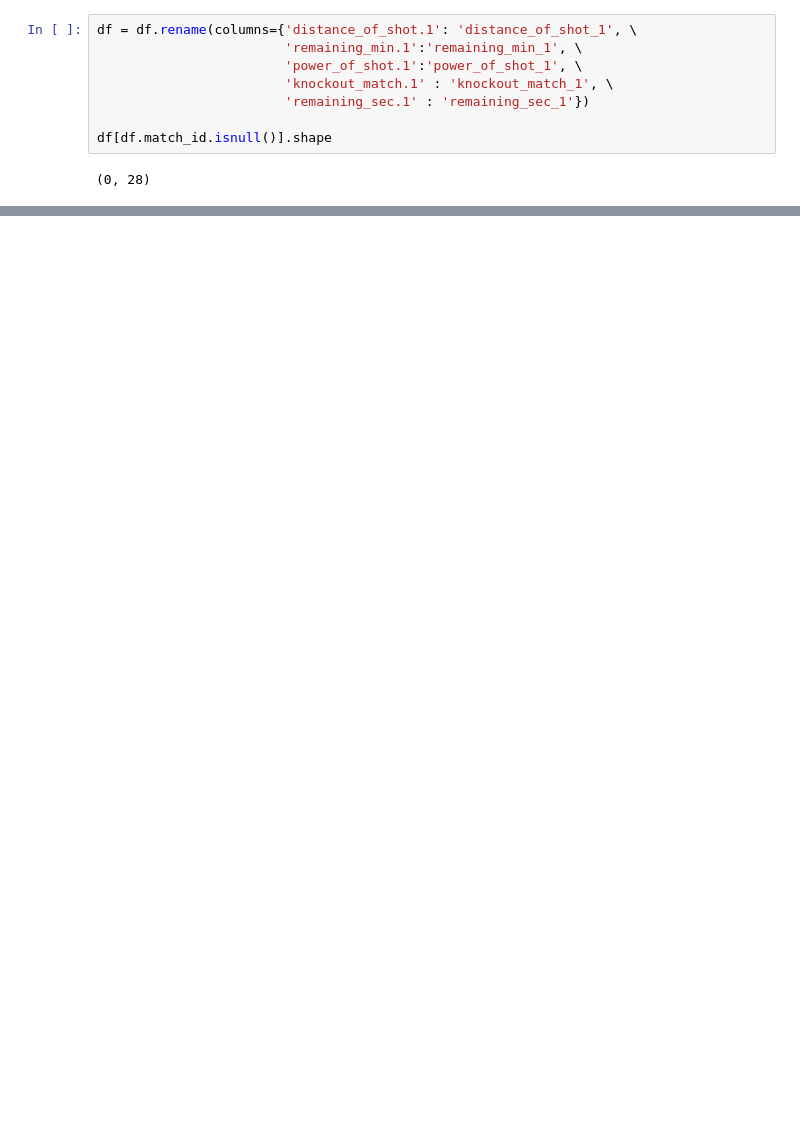
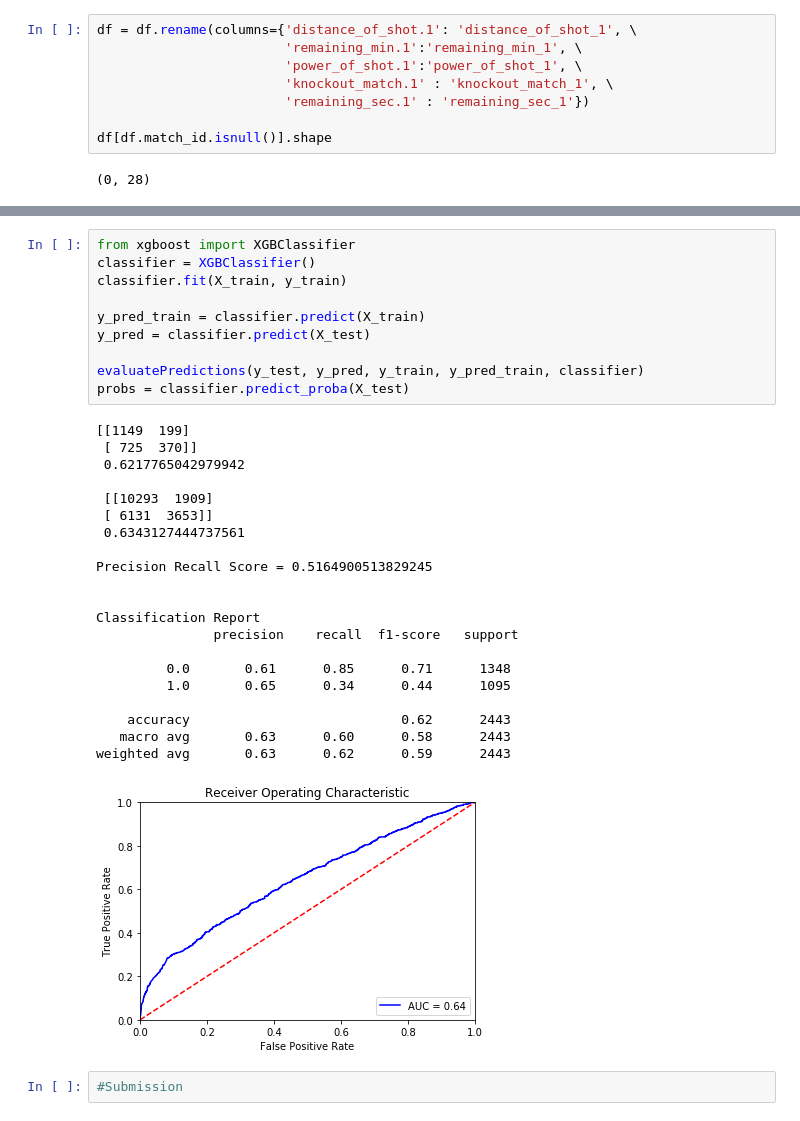
Before and after one commit to bhavi289/ZS, a Jupyter notebook: main.ipynb, the cells around one changed output, grey strips where cells are left out. Drawn from its saved outputs; the diff is of its cells as text; blank space fills up the shorter version.

```diff
--- a/main.ipynb
+++ b/main.ipynb
@@ -288,0 +723,34 @@ data['knockout_match'] = data.apply(fillKnockoutMatches, axis=1)
+# %%
+from xgboost import XGBClassifier
+classifier = XGBClassifier()
+classifier.fit(X_train, y_train)
+
+y_pred_train = classifier.predict(X_train)
+y_pred = classifier.predict(X_test)
+
+evaluatePredictions(y_test, y_pred, y_train, y_pred_train, classifier)
+probs = classifier.predict_proba(X_test)
+# %% [output]
+[[1149  199]
+ [ 725  370]]
+ 0.6217765042979942
+
+ [[10293  1909]
+ [ 6131  3653]]
+ 0.6343127444737561
+
+Precision Recall Score = 0.5164900513829245
+
+
+Classification Report
+               precision    recall  f1-score   support
+
+         0.0       0.61      0.85      0.71      1348
+         1.0       0.65      0.34      0.44      1095
+
+    accuracy                           0.62      2443
+   macro avg       0.63      0.60      0.58      2443
+weighted avg       0.63      0.62      0.59      2443
+[figure, added]
+# %%
+#Submission
```
Also changed, not shown: parts of 63 cells of this notebook.
